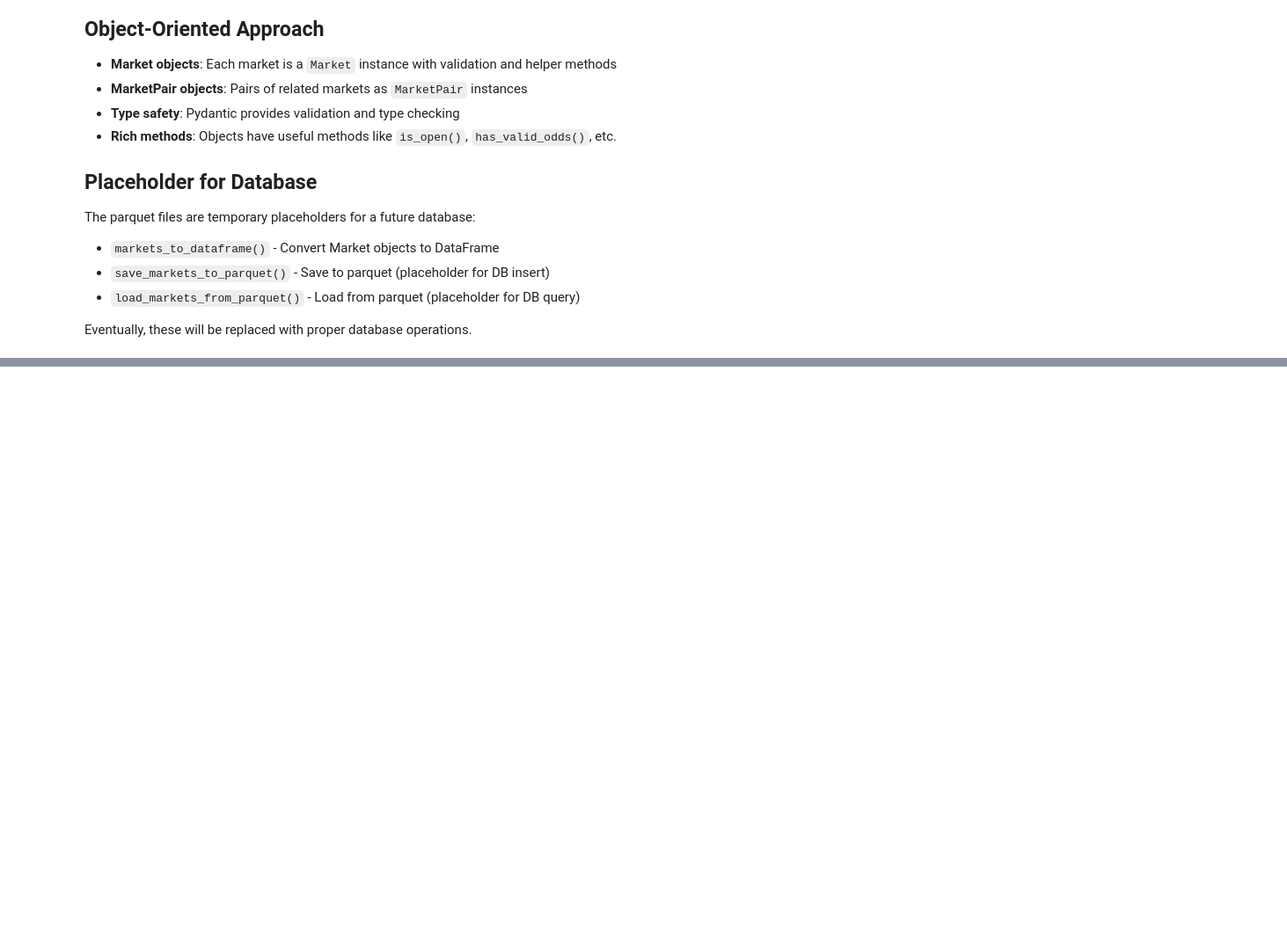
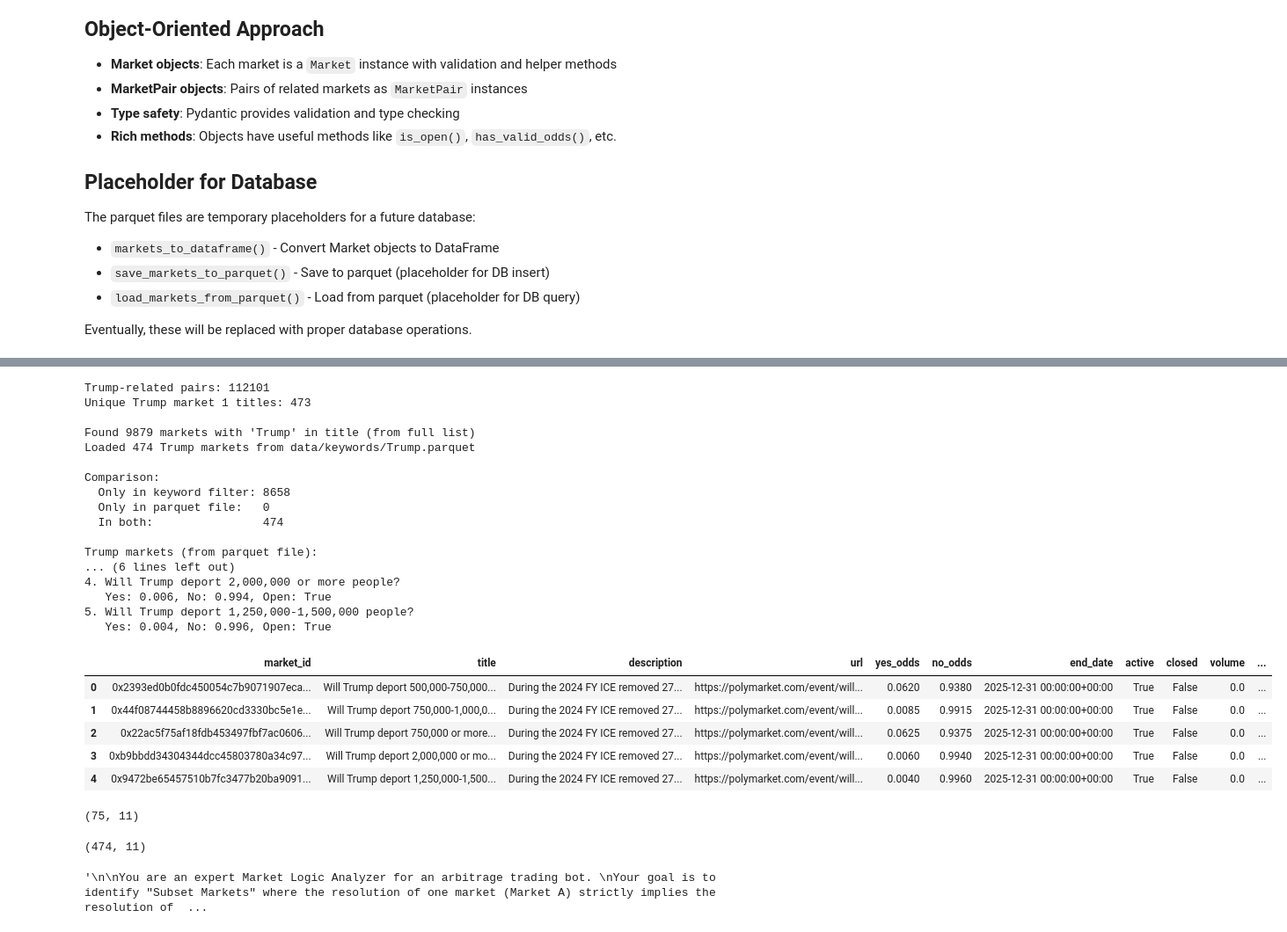
Before and after one commit to tomer-shahaf-huji/PolymarketAgent, a Jupyter notebook: explore_markets.ipynb, the cells around one changed output, grey strips where cells are left out. Shown at 88% size. Drawn from its saved outputs; the diff is of its cells as text; code cells hidden in the pictures; blank space fills up the shorter version.

```diff
--- a/explore_markets.ipynb
+++ b/explore_markets.ipynb
@@ -98,0 +139,73 @@ for i, m in enumerate(iran_markets[:3]):
+# %%
+# Example: Create MarketPair objects from the data
+# Find all unique market1 titles for Trump keyword
+trump_pairs_df = markets_pairs_df[markets_pairs_df["keyword"] == "Trump"]
+print(f"Trump-related pairs: {len(trump_pairs_df)}")
+print(f"Unique Trump market 1 titles: {trump_pairs_df.market1_title.nunique()}")
+
+# Example of working with objects - filter markets by keyword
+def find_markets_by_keyword(markets_list, keyword):
+    """Find markets that contain a keyword in the title."""
+    import re
+    pattern = re.compile(rf'\b{keyword}\b', re.IGNORECASE)
+    return [m for m in markets_list if pattern.search(m.title)]
+
+trump_markets = find_markets_by_keyword(markets, "Trump")
+print(f"\nFound {len(trump_markets)} markets with 'Trump' in title (from full list)")
+
+# Load Trump markets from the dedicated keyword parquet file
+trump_markets_from_file = load_markets_from_parquet("data/keywords/Trump.parquet")
+print(f"Loaded {len(trump_markets_from_file)} Trump markets from data/keywords/Trump.parquet")
+
+# Compare the two sources
+trump_titles_from_filter = {m.market_id for m in trump_markets}
+trump_titles_from_file = {m.market_id for m in trump_markets_from_file}
+only_in_filter = trump_titles_from_filter - trump_titles_from_file
+only_in_file = trump_titles_from_file - trump_titles_from_filter
+print(f"\nComparison:")
+print(f"  Only in keyword filter: {len(only_in_filter)}")
+print(f"  Only in parquet file:   {len(only_in_file)}")
+print(f"  In both:                {len(trump_titles_from_filter & trump_titles_from_file)}")
+
+# Display Trump markets from file
+print("\nTrump markets (from parquet file):")
+for i, m in enumerate(trump_markets_from_file[:5]):
+    print(f"{i+1}. {m.title}")
+    print(f"   Yes: {m.yes_odds}, No: {m.no_odds}, Open: {m.is_open()}")
+
+trump_markets_df = markets_to_dataframe(trump_markets_from_file)
+trump_markets_df.head()
+# %% [output]
+Trump-related pairs: 112101
+Unique Trump market 1 titles: 473
+
+Found 9879 markets with 'Trump' in title (from full list)
+Loaded 474 Trump markets from data/keywords/Trump.parquet
+
+Comparison:
+  Only in keyword filter: 8658
+  Only in parquet file:   0
+  In both:                474
+
+Trump markets (from parquet file):
+... (6 lines left out)
+4. Will Trump deport 2,000,000 or more people?
+   Yes: 0.006, No: 0.994, Open: True
+5. Will Trump deport 1,250,000-1,500,000 people?
+   Yes: 0.004, No: 0.996, Open: True
+|  | market_id | title | description | url | yes_odds | no_odds | end_date | active | closed | volume | ... |
+| 0 | 0x2393ed0b0fdc450054c7b9071907eca... | Will Trump deport 500,000-750,000... | During the 2024 FY ICE removed 27... | https://polymarket.com/event/will... | 0.0620 | 0.9380 | 2025-12-31 00:00:00+00:00 | True | False | 0.0 | ... |
+| 1 | 0x44f08744458b8896620cd3330bc5e1e... | Will Trump deport 750,000-1,000,0... | During the 2024 FY ICE removed 27... | https://polymarket.com/event/will... | 0.0085 | 0.9915 | 2025-12-31 00:00:00+00:00 | True | False | 0.0 | ... |
+| 2 | 0x22ac5f75af18fdb453497fbf7ac0606... | Will Trump deport 750,000 or more... | During the 2024 FY ICE removed 27... | https://polymarket.com/event/will... | 0.0625 | 0.9375 | 2025-12-31 00:00:00+00:00 | True | False | 0.0 | ... |
+| 3 | 0xb9bbdd34304344dcc45803780a34c97... | Will Trump deport 2,000,000 or mo... | During the 2024 FY ICE removed 27... | https://polymarket.com/event/will... | 0.0060 | 0.9940 | 2025-12-31 00:00:00+00:00 | True | False | 0.0 | ... |
+| 4 | 0x9472be65457510b7fc3477b20ba9091... | Will Trump deport 1,250,000-1,500... | During the 2024 FY ICE removed 27... | https://polymarket.com/event/will... | 0.0040 | 0.9960 | 2025-12-31 00:00:00+00:00 | True | False | 0.0 | ... |
+# %%
+iran_valid_markets_df = iran_markets_df[~iran_markets_df["no_odds"].isna() | ~iran_markets_df["yes_odds"].isna()]
+iran_valid_markets_df.shape
+# %% [output]
+(75, 11)
+# %%
+trump_valid_markets_df = trump_markets_df[~trump_markets_df["no_odds"].isna() | ~trump_markets_df["yes_odds"].isna()]
+trump_valid_markets_df.shape
+# %% [output]
+(474, 11)
@@ -98,0 +293,4 @@ for i, m in enumerate(iran_markets[:3]):
+# %%
+FULL_PROMPT
+# %% [output]
+'\n\nYou are an expert Market Logic Analyzer for an arbitrage trading bot. \nYour goal is to identify "Subset Markets" where the resolution of one market (Market A) strictly implies the resolution of  ...
```
Also changed, not shown: parts of 6 cells of this notebook, 11 other files.
